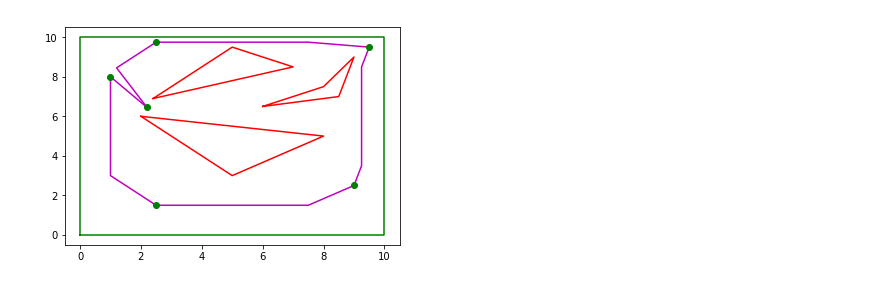
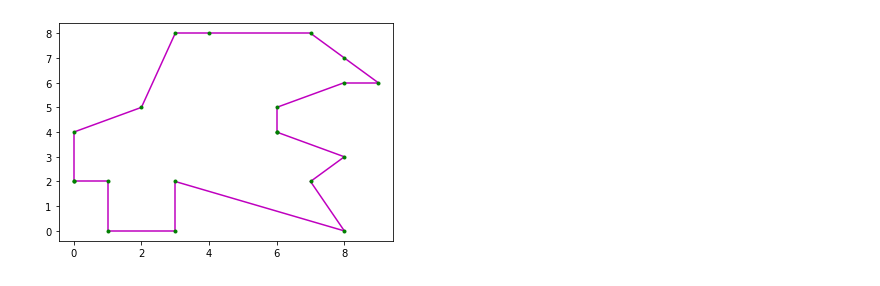
Before and after one commit to arthurrichards77/smply, a Jupyter notebook: travelling_salesman.ipynb, the cells around one changed output. Saved outputs shown, nothing was run; the diff lists cells and outputs as text; code cells hidden in the pictures.

```diff
--- a/travelling_salesman.ipynb
+++ b/travelling_salesman.ipynb
@@ -181,0 +25,5 @@ print(predecessors)
+# %%
+visit_points = np.array([[random.randrange(0,10), random.randrange(0,10)] for ii in range(20)])
+
+plt.plot(visit_points[:,0], visit_points[:,1],'g.')
+plt.show()
@@ -181,0 +34,8 @@ print(predecessors)
+# %%
+from math import sqrt
+distance = np.zeros((20,20))
+for ii in range(20):
+  for jj in range(ii,20):
+    distance[ii,jj] = sqrt(sum((visit_points[ii,:]-visit_points[jj,:])**2))
+    distance[jj,ii]=distance[ii,jj]
+distance
@@ -215,19 +64,18 @@ plt.show()
 # %%
-from pulp import *
-n = len(tsp_nodes)
-links = [(i,j) for i in tsp_nodes for j in tsp_nodes if j!=i]
+n = len(visit_points)
+links = [(i,j) for i in range(n) for j in range(n) if j!=i]
 
 prob = LpProblem('tsp',LpMinimize)
 x = LpVariable.dicts("x",links,0,1,LpInteger)
 prob.setObjective(sum([distance[i,j]*x[i,j] for (i,j) in links]))
-for i in tsp_nodes:
+for i in range(n):
     prob += (sum(x[ic,j] for (ic,j) in links if ic==i)==1)
-for j in tsp_nodes:
+for j in range(n):
     prob += (sum(x[i,jc] for (i,jc) in links if jc==j)==1)
 
-v = LpVariable.dicts("v",tsp_nodes,0,n)
+v = LpVariable.dicts("v",range(n),0,n)
 for (i,j) in links:
-    if j!=tsp_nodes[0]:
+    if j!=0:
         prob += (v[j]>=v[i]+1-n*(1-x[i,j]))
 
 prob
@@ -275,13 +123,8 @@ Status: Optimal
 # %%
 for (ii,jj) in links:
     if x[ii,jj].value()==1.:
-        pp,px = get_path(ii,jj)
-        plt.plot(pp[:,0],pp[:,1],'m-')
-
-plot_poly(outer_points,'g-')
-for ob in obstacles:
-    plot_poly(ob,'r-')
-plt.plot([nx_points[i][0] for i in tsp_nodes], [nx_points[i][1] for i in tsp_nodes], 'go')
+        plt.plot([visit_points[ii,0],visit_points[jj,0]],[visit_points[ii,1],visit_points[jj,1]],'m-')
+plt.plot(visit_points[:,0], visit_points[:,1],'g.')
 plt.show()
 # %% [output]
-[figure, old version]
+[figure, new version]
```
Also changed, not shown: parts of 28 cells of this notebook.
